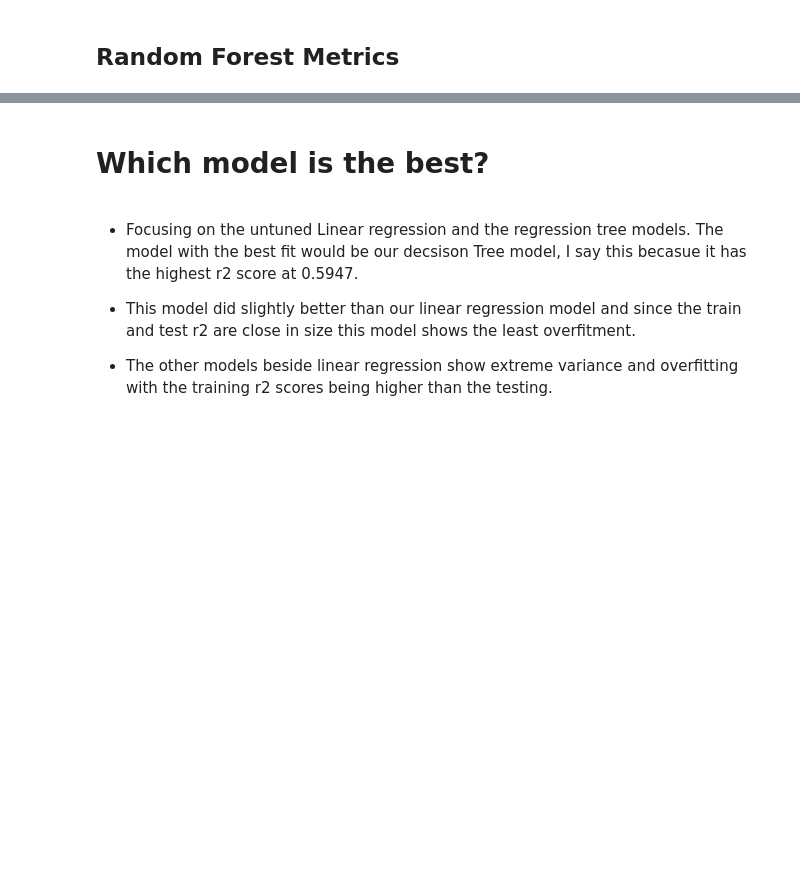
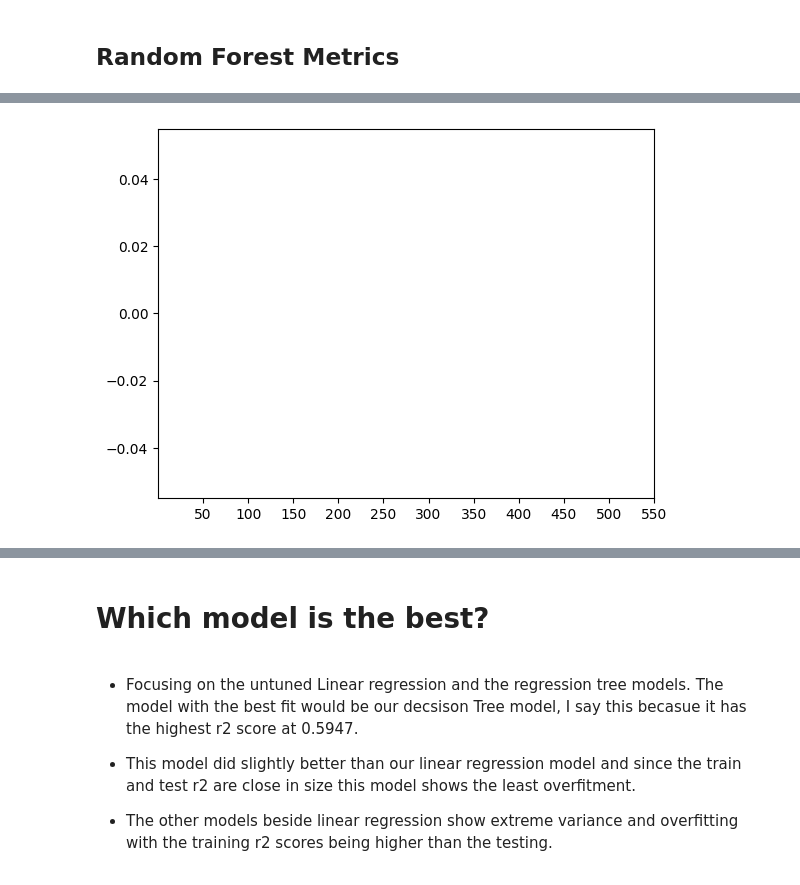
Before and after one commit to JmB17/Prediction-of-Product-Sales, a Jupyter notebook: Prediction_of_Product_Sales_Machine_Learning.ipynb, the cells around one changed output, grey strips where cells are left out. Cells and saved outputs as stored; diff of their text form; code cells hidden in the pictures; blank space fills up the shorter version.

```diff
--- a/Prediction_of_Product_Sales_Machine_Learning.ipynb
+++ b/Prediction_of_Product_Sales_Machine_Learning.ipynb
@@ -726,0 +962,30 @@ R2: 0.5532
+# %%
+# Choose values for n_estimators to try
+n_ests = [50, 100, 150, 200, 250, 300, 350, 400, 450, 500, 550]
+
+# Create a dataframe for the results
+scores3 = pd.DataFrame(index=n_ests, columns=['Test Score', 'Train Score'])
+
+# Test the different values for n_estimators
+for n in n_ests:
+  rft2 = RandomForestRegressor(random_state = 42, max_depth=29, n_estimators=n)
+  # Create pipeline
+  rft2_pipe = make_pipeline(preprocessor, rft2)
+  # Fit the model on training data
+  rft2_pipe.fit(X_train, y_train)
+
+  # Make predictions on  training and testing data
+  train_preds = rft2_pipe.predict(X_train)
+  test_preds = rft2_pipe.predict(X_test)
+
+  # Obtain scores and add to scores df
+  scores2.loc[n, 'Train Score'] = r2_score(y_train, train_preds)
+  scores2.loc[n, 'Test Score'] = r2_score(y_test, test_preds)
+
+# View first 5 results of score dataframe
+  scores3.head()
+# %%
+plt.plot(scores3['Test Score'])
+plt.xticks(n_ests);
+# %% [output]
+[figure, added]
```
Also changed, not shown: parts of 46 cells of this notebook.
